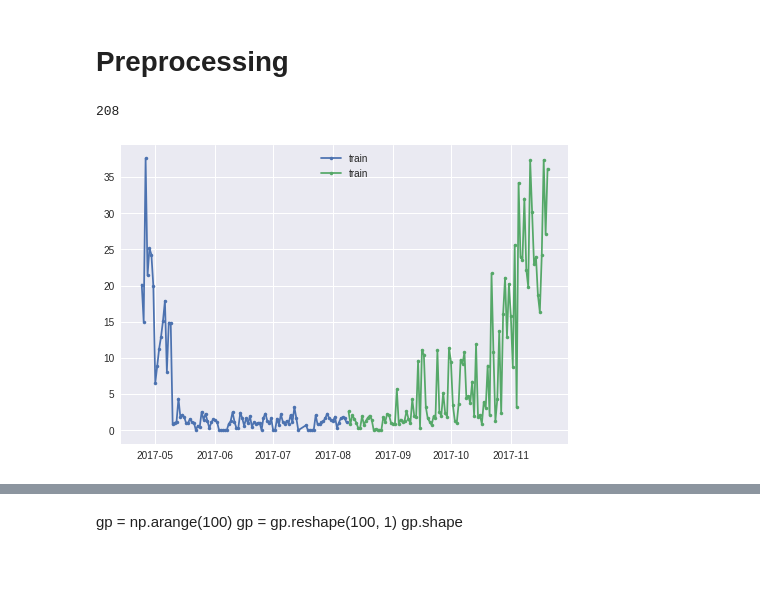
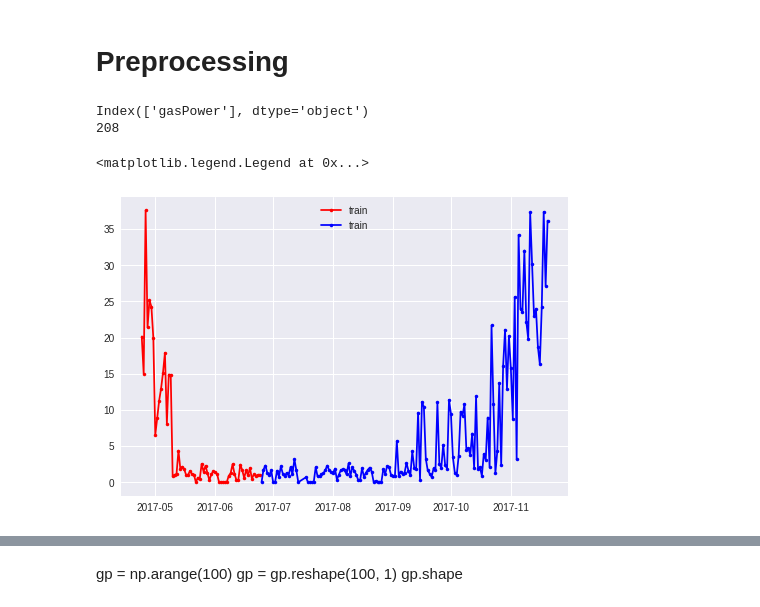
Before and after one commit to deKeijzer/KB-74-OPSCHALER, a Jupyter notebook: Personal_folders/Brian/Keras/8655 seq2seq.ipynb, the cells around one changed output, grey strips where cells are left out. Saved outputs shown, nothing was run; the diff lists cells and outputs as text; code cells hidden in the pictures; blank space fills up the shorter version.

```diff
--- a/Personal_folders/Brian/Keras/8655 seq2seq.ipynb
+++ b/Personal_folders/Brian/Keras/8655 seq2seq.ipynb
@@ -222,21 +222,26 @@ plt.legend()
 # %%
 from sklearn.model_selection import TimeSeriesSplit, train_test_split
 from sklearn.preprocessing import StandardScaler
+# %%
+# Get the gasPower column
+gp = data[['gasPower']]*10
+#gp = data
+print(gp.columns)
+print(len(gp))
+
+train_length = 0.3
+
+
+
+gp_train = gp[:int(len(gp)*train_length)]
+gp_test = gp[int(len(gp)*train_length):]
+# %% [output]
+Index(['gasPower'], dtype='object')
+208
 # %%
-# Get the gasPower column
-gp = data[['gasPower']]*10
-print(len(gp))
-
-
-gp_train = gp[:104]
-gp_test = gp[104:]
-
-plt.plot(gp_train.index, gp_train, '.-', label='train')
-plt.plot(gp_test.index, gp_test, '.-', label='train')
+plt.plot(gp_train.index, gp_train['gasPower'], '.-', label='train', color='r')
+plt.plot(gp_test.index, gp_test['gasPower'], '.-', label='train', color='b')
 plt.legend()
-
-gp_train = np.array(gp_train)
-gp_test = np.array(gp_test)
 # %% [output]
-208
+<matplotlib.legend.Legend at 0x...>
-[figure, old version]
+[figure, new version]
```
Also changed, not shown: parts of 31 cells of this notebook, 1 other file.
